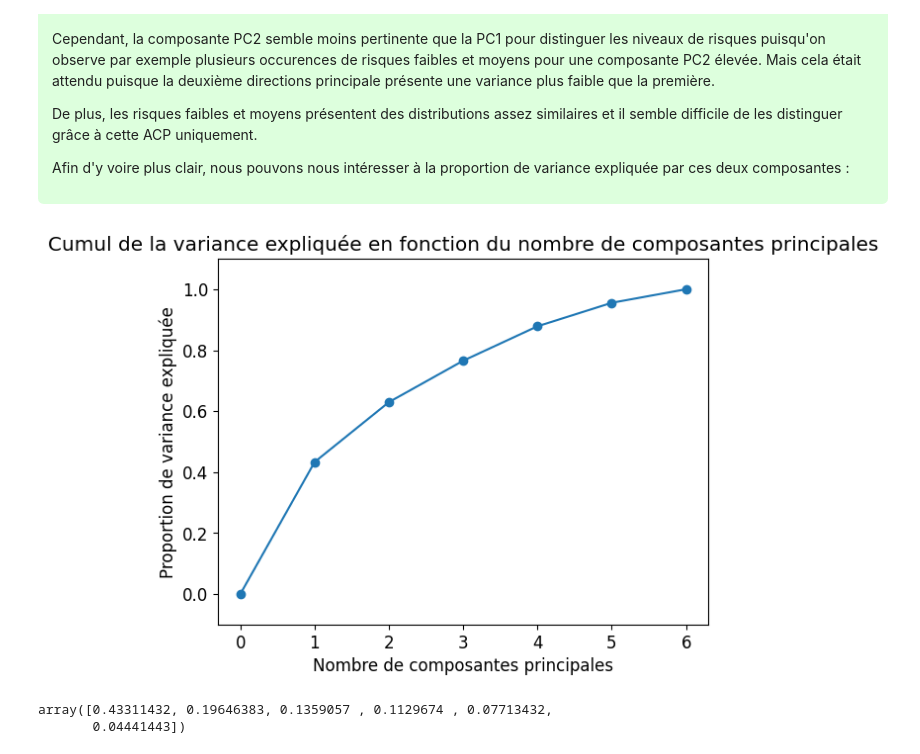
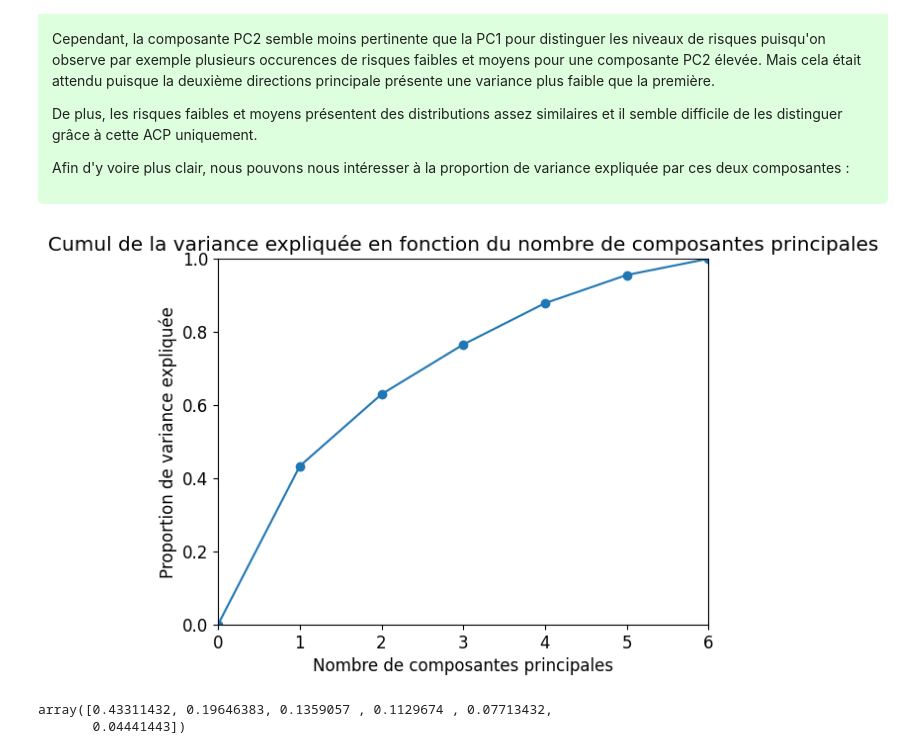
Before and after one commit to romain-lelaidier/sdd-projet, a Jupyter notebook: Projet.ipynb, the cells around one changed output. Saved outputs shown, nothing was run; the diff lists cells and outputs as text; code cells hidden in the pictures.

```diff
--- a/Projet.ipynb
+++ b/Projet.ipynb
@@ -212,18 +212,19 @@ Afin d'y voire plus clair, nous pouvons nous intéresser à la proportion de var
 # %%
 pca2 = decomposition.PCA(n_components=6)
 pca2.fit(X_scaled)
 
 x_vals = np.arange(0, 7)
 y_vals = np.insert(pca2.explained_variance_ratio_.cumsum(), 0, 0)
 
 plt.plot(x_vals, y_vals, marker='o')
 plt.xlabel("Nombre de composantes principales")
 plt.ylabel("Proportion de variance expliquée")
 plt.title("Cumul de la variance expliquée en fonction du nombre de composantes principales")
-plt.ylim(-0.1, 1.1)
+plt.ylim(0, 1)
+plt.xlim(0, 6)
 plt.show()
 # %% [output]
-[figure, old version]
+[figure, new version]
 # %%
 decomposition.PCA().fit(X_scaled).explained_variance_ratio_
 # %% [output]
```
Also changed, not shown: parts of 7 cells of this notebook, 1 other file.
